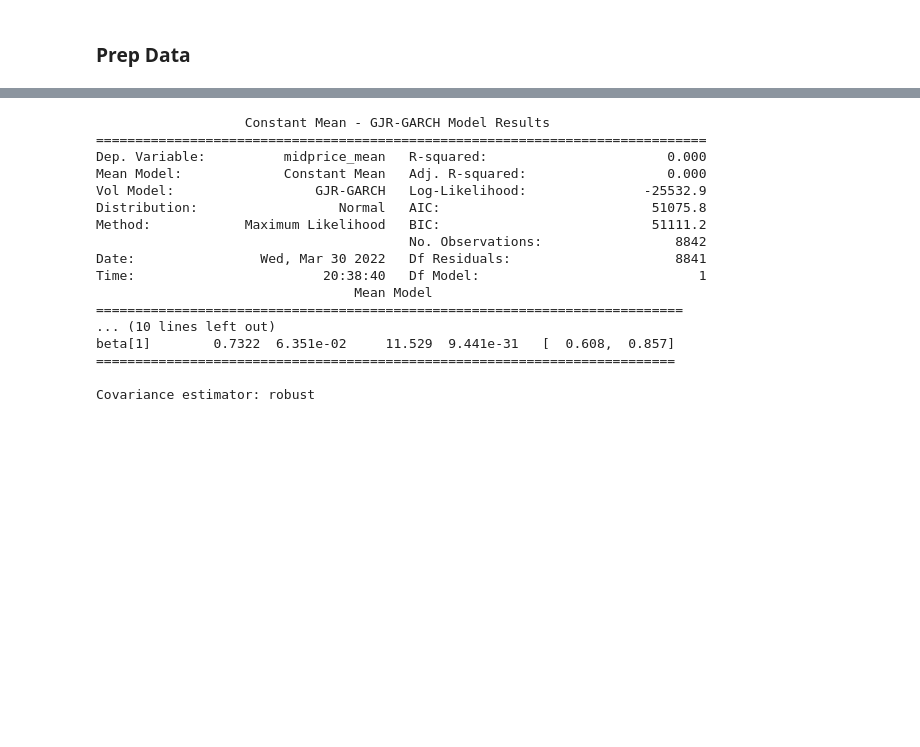
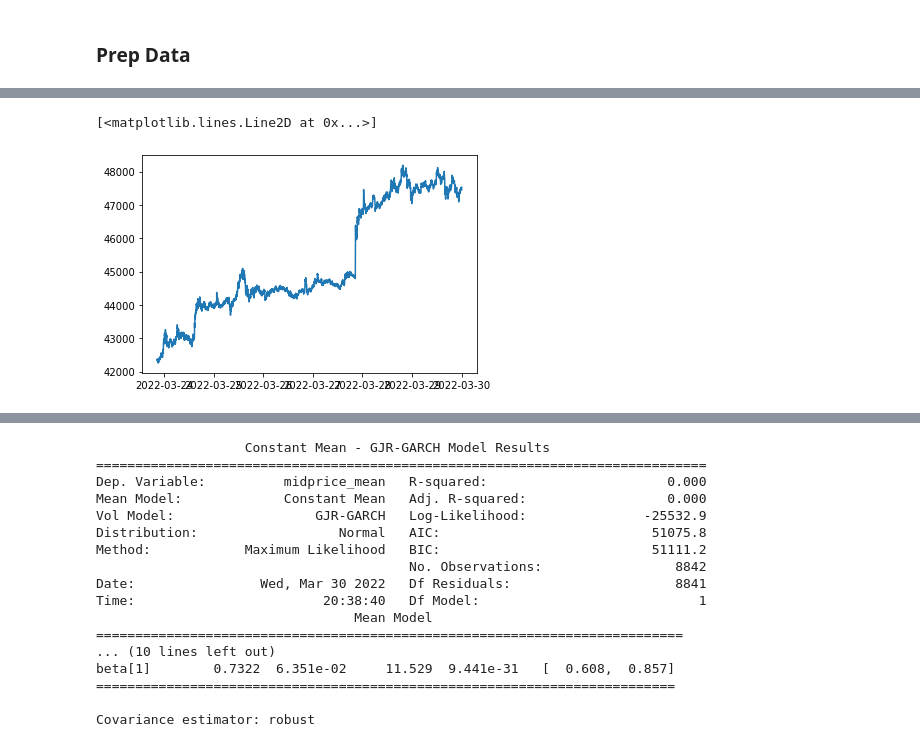
Before and after one commit to jasonbohne123/ARC_Model, a Jupyter notebook: arch.ipynb, the cells around one changed output, grey strips where cells are left out. Saved outputs shown, nothing was run; the diff lists cells and outputs as text; code cells hidden in the pictures; blank space fills up the shorter version.

```diff
--- a/arch.ipynb
+++ b/arch.ipynb
@@ -69 +68,6 @@ high_freq
+# %%
+plt.plot(high_freq['midprice_mean'])
+# %% [output]
+[<matplotlib.lines.Line2D at 0x...>]
+[figure, added]
 # %%
```
Also changed, not shown: parts of 3 cells of this notebook.
